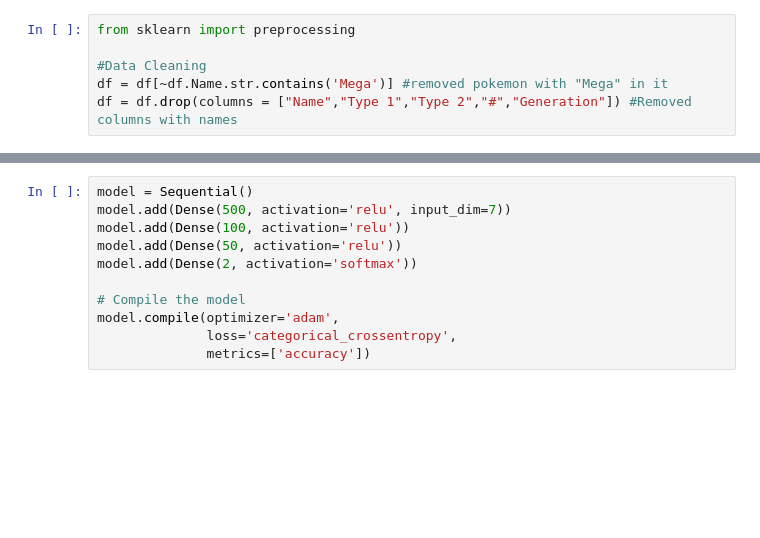
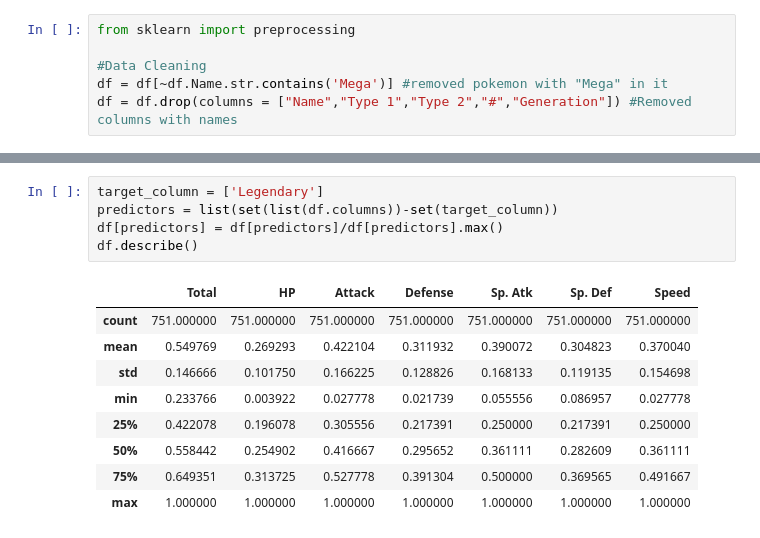
Before and after one commit to Rodrig79/Data-Analysis-Project, a Jupyter notebook: DAP5/DAP5-Copy1.ipynb, the cells around one changed output, grey strips where cells are left out. Cells and saved outputs as stored; diff of their text form; blank space fills up the shorter version.

```diff
--- a/DAP5/DAP5-Copy1.ipynb
+++ b/DAP5/DAP5-Copy1.ipynb
@@ -115,11 +112,15 @@ Output units in each layer as a list: [2, 1]
-# %%
-model = Sequential()
-model.add(Dense(500, activation='relu', input_dim=7))
-model.add(Dense(100, activation='relu'))
-model.add(Dense(50, activation='relu'))
-model.add(Dense(2, activation='softmax'))
-
-# Compile the model
-model.compile(optimizer='adam',
-              loss='categorical_crossentropy',
-              metrics=['accuracy'])
+# %%
+target_column = ['Legendary']
+predictors = list(set(list(df.columns))-set(target_column))
+df[predictors] = df[predictors]/df[predictors].max()
+df.describe()
+# %% [output]
+|  | Total | HP | Attack | Defense | Sp. Atk | Sp. Def | Speed |
+| count | 751.000000 | 751.000000 | 751.000000 | 751.000000 | 751.000000 | 751.000000 | 751.000000 |
+| mean | 0.549769 | 0.269293 | 0.422104 | 0.311932 | 0.390072 | 0.304823 | 0.370040 |
+| std | 0.146666 | 0.101750 | 0.166225 | 0.128826 | 0.168133 | 0.119135 | 0.154698 |
+| min | 0.233766 | 0.003922 | 0.027778 | 0.021739 | 0.055556 | 0.086957 | 0.027778 |
+| 25% | 0.422078 | 0.196078 | 0.305556 | 0.217391 | 0.250000 | 0.217391 | 0.250000 |
+| 50% | 0.558442 | 0.254902 | 0.416667 | 0.295652 | 0.361111 | 0.282609 | 0.361111 |
+| 75% | 0.649351 | 0.313725 | 0.527778 | 0.391304 | 0.500000 | 0.369565 | 0.491667 |
+| max | 1.000000 | 1.000000 | 1.000000 | 1.000000 | 1.000000 | 1.000000 | 1.000000 |
```
Also changed, not shown: parts of 11 cells of this notebook, 1 other file.
